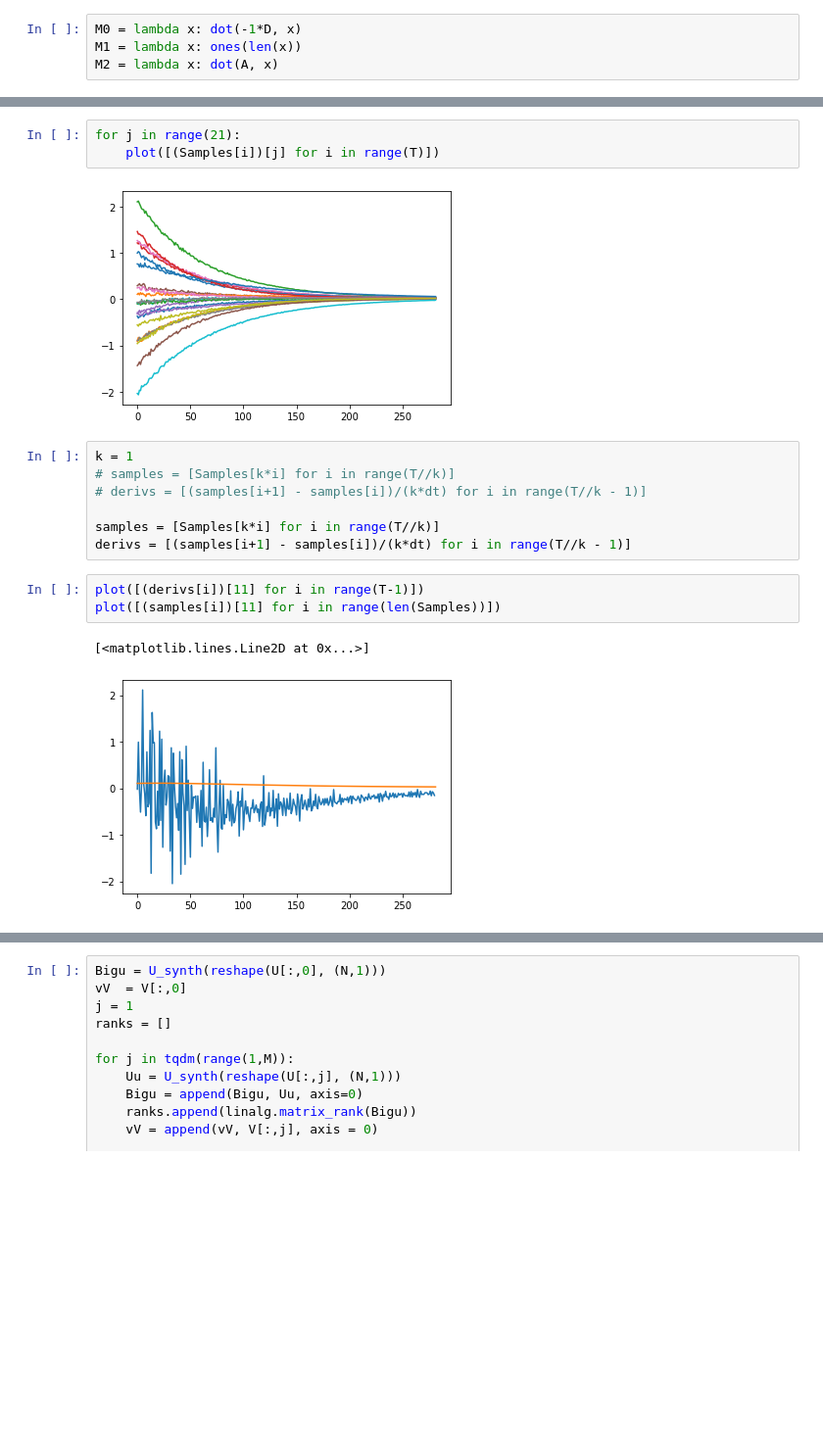
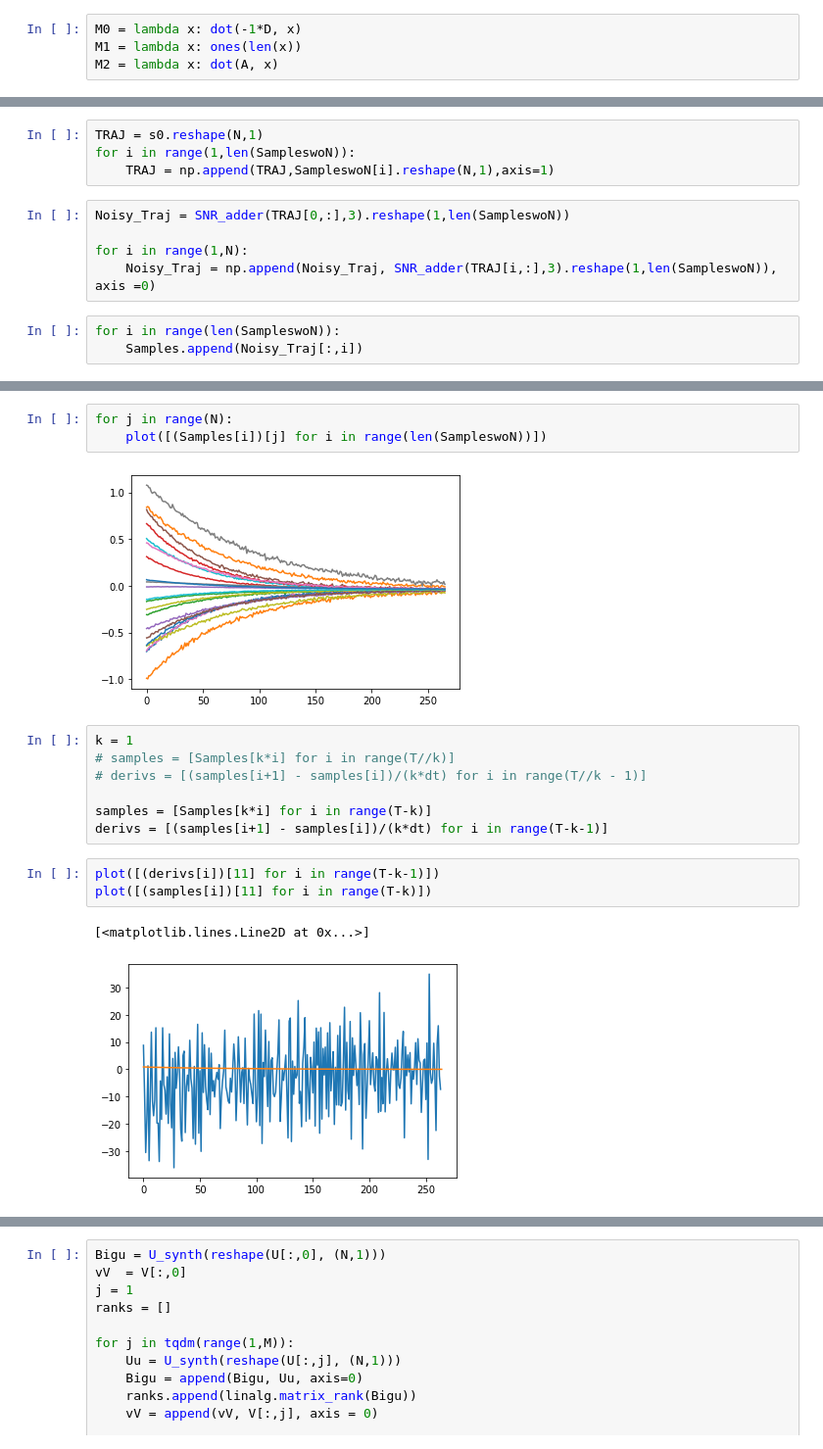
Before and after one commit to ashuthosh-bharadwaj/Research, a Jupyter notebook: Simulation3/Heat_learn.ipynb, the cells around one changed output, grey strips where cells are left out. Shown: that part at 98% size. Saved outputs shown, nothing was run; the diff lists cells and outputs as text; blank space fills up the shorter version.

```diff
--- a/Simulation3/Heat_learn.ipynb
+++ b/Simulation3/Heat_learn.ipynb
@@ -103,3 +100,15 @@ T = len(Samples)
+# %%
+TRAJ = s0.reshape(N,1)
+for i in range(1,len(SampleswoN)):
+    TRAJ = np.append(TRAJ,SampleswoN[i].reshape(N,1),axis=1)
+# %%
+Noisy_Traj = SNR_adder(TRAJ[0,:],3).reshape(1,len(SampleswoN))
+
+for i in range(1,N):
+    Noisy_Traj = np.append(Noisy_Traj, SNR_adder(TRAJ[i,:],3).reshape(1,len(SampleswoN)), axis =0)
+# %%
+for i in range(len(SampleswoN)):
+    Samples.append(Noisy_Traj[:,i])
 # %%
 X0 = [(Samples[i])[0] for i in range(len(Samples))]
 plot(X0)
@@ -109,19 +118,19 @@ plot(X0)
 # %%
-for j in range(21):
-    plot([(Samples[i])[j] for i in range(T)])
+for j in range(N):
+    plot([(Samples[i])[j] for i in range(len(SampleswoN))])
 # %% [output]
-[figure, old version]
+[figure, new version]
 # %%
 k = 1
 # samples = [Samples[k*i] for i in range(T//k)]
 # derivs = [(samples[i+1] - samples[i])/(k*dt) for i in range(T//k - 1)]
 
-samples = [Samples[k*i] for i in range(T//k)]
-derivs = [(samples[i+1] - samples[i])/(k*dt) for i in range(T//k - 1)]
+samples = [Samples[k*i] for i in range(T-k)]
+derivs = [(samples[i+1] - samples[i])/(k*dt) for i in range(T-k-1)]
 # %%
-plot([(derivs[i])[11] for i in range(T-1)])
-plot([(samples[i])[11] for i in range(len(Samples))])
+plot([(derivs[i])[11] for i in range(T-k-1)])
+plot([(samples[i])[11] for i in range(T-k)])
 # %% [output]
 [<matplotlib.lines.Line2D at 0x...>]
-[figure, old version]
+[figure, new version]
 # %%
```
Also changed, not shown: parts of 6 cells of this notebook, 1 other file.
